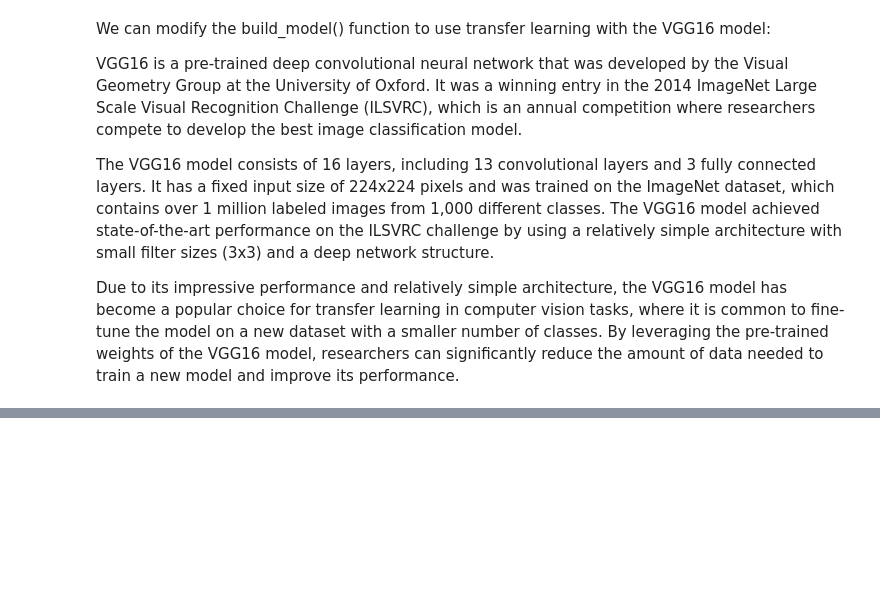
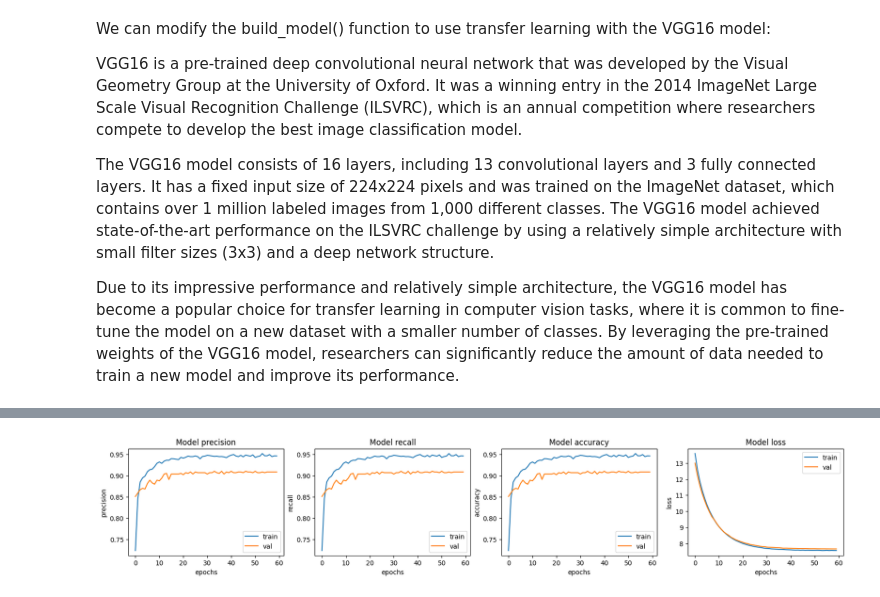
Before and after one commit to Meetra21/MN-1, a Jupyter notebook: Chest_X_Ray_Images_(Pneumonia)_Transfer_Learning_.ipynb, the cells around one changed output, grey strips where cells are left out. Saved outputs shown, nothing was run; the diff lists cells and outputs as text; code cells hidden in the pictures; blank space fills up the shorter version.

```diff
--- a/Chest_X_Ray_Images_(Pneumonia)_Transfer_Learning_.ipynb
+++ b/Chest_X_Ray_Images_(Pneumonia)_Transfer_Learning_.ipynb
@@ -334,7 +452,9 @@ def build_model():
     optimizer = keras.optimizers.SGD(learning_rate=0.001)
 
     model.compile(optimizer=optimizer,
-                  loss='categorical_crossentropy',
-                  metrics=['accuracy'])
+                  loss='binary_crossentropy',
+                  metrics=METRICS)
 
     return model
+
+model = build_model()
@@ -408,3 +506,16 @@ plt.show();
+# %%
+fig, ax = plt.subplots(1, 4, figsize=(20, 3))
+ax = ax.ravel()
+
+for i, met in enumerate(['precision', 'recall', 'accuracy', 'loss']):
+    ax[i].plot(history.history[met])
+    ax[i].plot(history.history['val_' + met])
+    ax[i].set_title('Model {}'.format(met))
+    ax[i].set_xlabel('epochs')
+    ax[i].set_ylabel(met)
+    ax[i].legend(['train', 'val'])
+# %% [output]
+[figure, added]
 # %%
 import seaborn as sns
 import matplotlib.pyplot as plt
```
Also changed, not shown: parts of 15 cells of this notebook.
